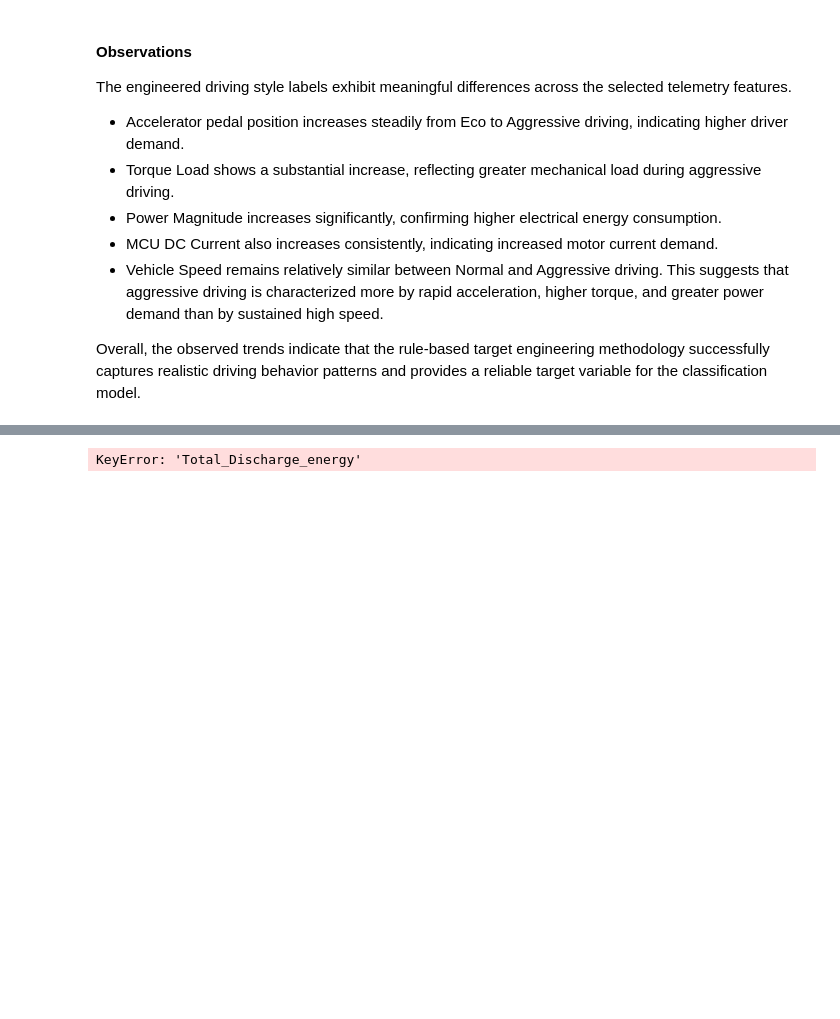
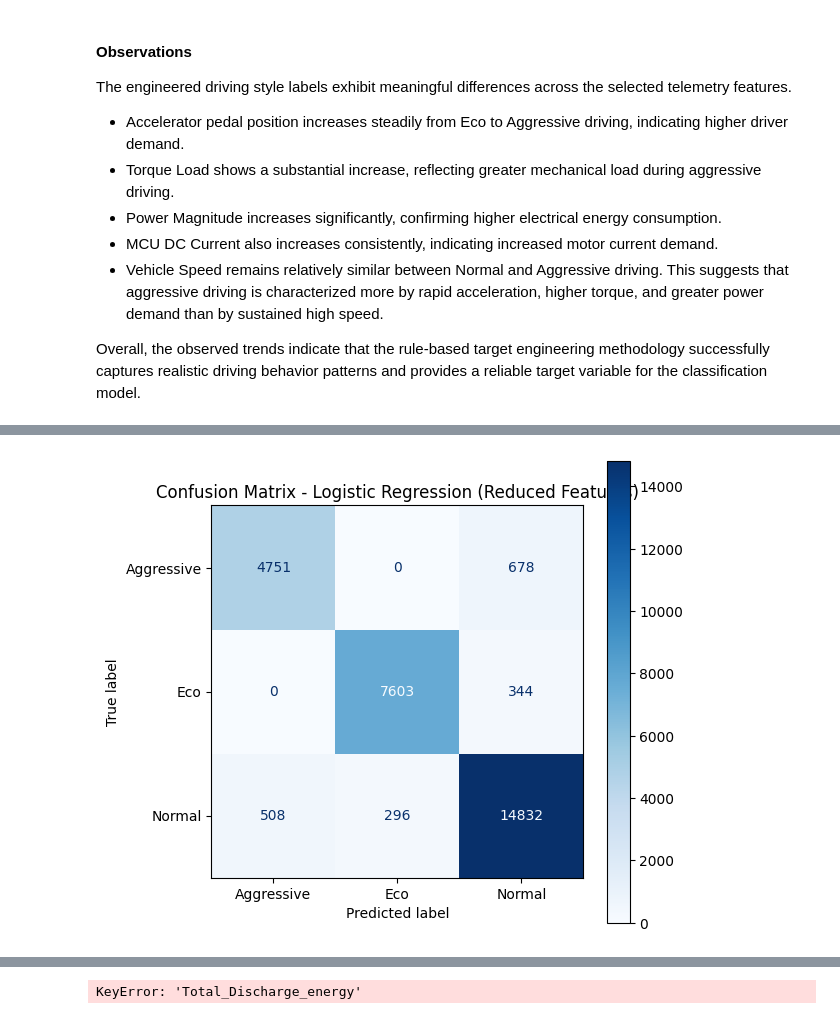
Before and after one commit to Shrawani-DS/ev-intelligence-system, a Jupyter notebook: notebook/ev_analysis.ipynb, the cells around one changed output, grey strips where cells are left out. Cells and saved outputs as stored; diff of their text form; code cells hidden in the pictures; blank space fills up the shorter version.

```diff
--- a/notebook/ev_analysis.ipynb
+++ b/notebook/ev_analysis.ipynb
@@ -628,0 +873,4 @@ Overall, the observed trends indicate that the rule-based target engineering met
+# %%
+# Use the same row indices for the reduced feature set
+X_train_reduced = X_reduced.loc[X_train_full.index]
+X_test_reduced = X_reduced.loc[X_test_full.index]
@@ -628,0 +890,9 @@ Overall, the observed trends indicate that the rule-based target engineering met
+# %%
+scaler_full = StandardScaler()
+scaler_reduced = StandardScaler()
+
+X_train_full_scaled = scaler_full.fit_transform(X_train_full)
+X_test_full_scaled = scaler_full.transform(X_test_full)
+
+X_train_reduced_scaled = scaler_reduced.fit_transform(X_train_reduced)
+X_test_reduced_scaled = scaler_reduced.transform(X_test_reduced)
@@ -628,0 +978,10 @@ Overall, the observed trends indicate that the rule-based target engineering met
+# %%
+lr_reduced = LogisticRegression(
+    max_iter=1000,
+    random_state=42
+)
+
+lr_reduced.fit(
+    X_train_reduced_scaled,
+    y_train
+)
@@ -628,0 +990,4 @@ Overall, the observed trends indicate that the rule-based target engineering met
+# %%
+y_pred_reduced = lr_reduced.predict(
+    X_test_reduced_scaled
+)
@@ -628,0 +1028,15 @@ Overall, the observed trends indicate that the rule-based target engineering met
+# %%
+cm = confusion_matrix(y_test, y_pred_reduced)
+
+disp = ConfusionMatrixDisplay(
+    confusion_matrix=cm,
+    display_labels=lr_reduced.classes_
+)
+
+fig, ax = plt.subplots(figsize=(6, 6))
+disp.plot(cmap="Blues", values_format="d", ax=ax)
+
+plt.title("Confusion Matrix - Logistic Regression (Reduced Features)")
+plt.show()
+# %% [output]
+[figure, added]
```
Also changed, not shown: parts of 33 cells of this notebook.
